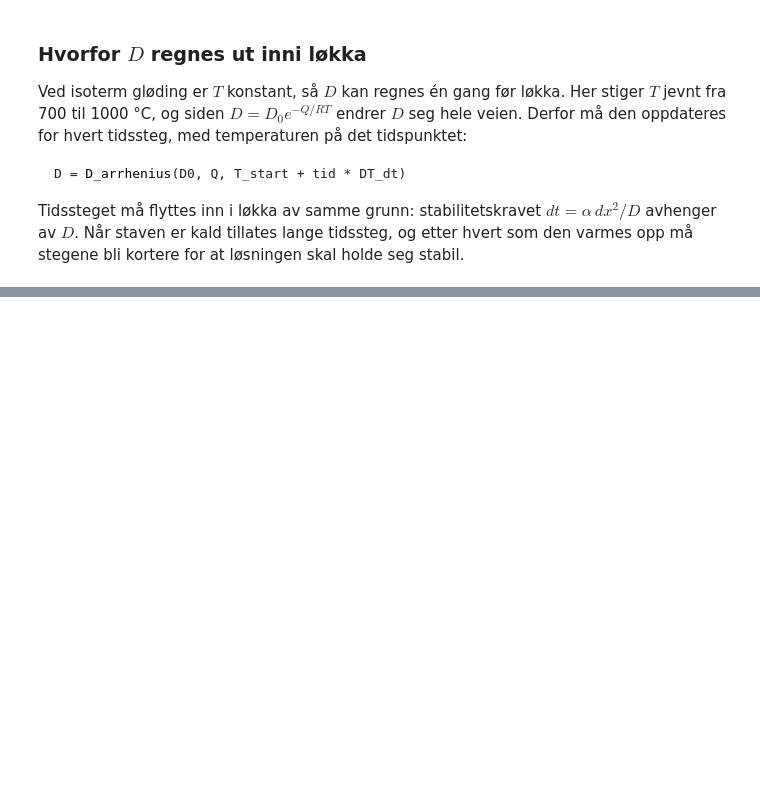
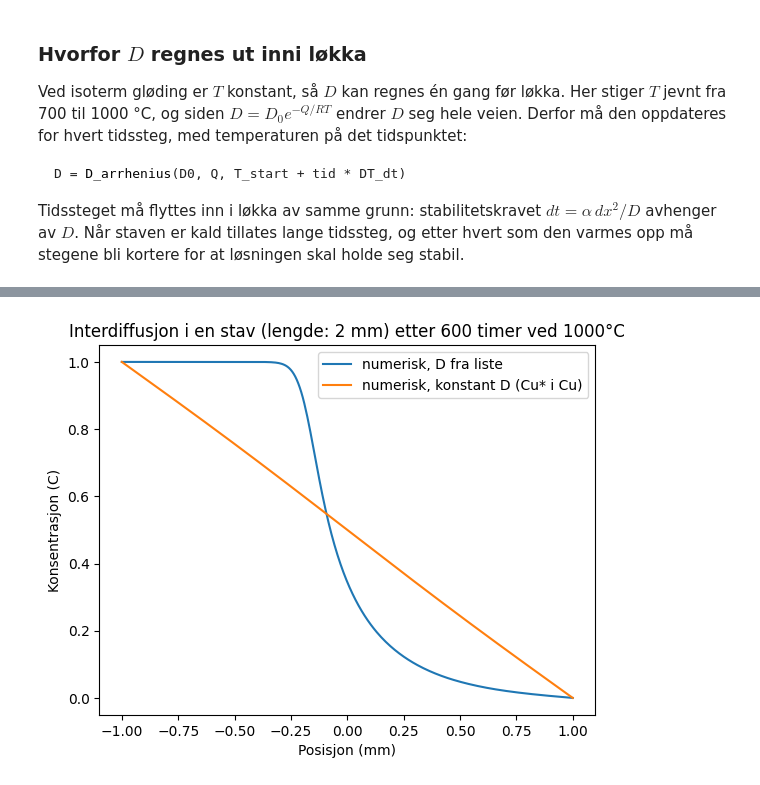
Before and after one commit to hedkjel/TMA4260-Project1, a Jupyter notebook: Isak Work/Isak prosjekt 1.ipynb, the cells around one changed output, grey strips where cells are left out. Saved outputs shown, nothing was run; the diff lists cells and outputs as text; code cells hidden in the pictures; blank space fills up the shorter version.

Commit message:
Husker ikke hva jeg endret

```diff
--- a/Isak Work/Isak prosjekt 1.ipynb
+++ b/Isak Work/Isak prosjekt 1.ipynb
@@ -285,7 +288,7 @@ def analytisk_Anealing(x, Dt, M=500):
 
 #------------ Parametere -----------------
 Gridpunkter = 500 #antall punkter
-t_slutt = 3600 * 30 # timer
+t_slutt = 3600 * 300 # timer
 T = 1000 + 273 # K
 L = 1e-3 # m, avstand fra sentrum til endene av staven
 T_start = 700 + 273 # K
@@ -433,33 +530,35 @@ def itterering_3(C, dx, t_slutt, alpha=0.4):
         dt = alpha * dx**2 / D_list.max()          # mest kritisk D setter steglengden
         dcdt, J = sentral_diff(C, None, dx, D_list)
         C = C + dt * dcdt
-        C[0]=C[1]; C[-1]=C[-2] #Neumann: nullfluks-ender, ikke fastholdte ender
+        #C[0]=C[1]; C[-1]=C[-2] #Neumann: nullfluks-ender, ikke fastholdte ender
         lagring.append(C.copy())
         tid += dt
     return lagring
 
 #----------- Parametere -----------------
 Gridpunkter = 300 #antall punkter
-t_slutt = 3600 * 30 # timer
+t_slutt = 3600 * 600  # timer
 T = 1000 + 273 # K
 L = 1e-3 # m, avstand fra sentrum til endene av staven
 
 # C_grid
 konsentrasjoner = np.zeros(Gridpunkter)
 konsentrasjoner[:Gridpunkter//2] = 1.0
 
 # posisjoner
 dx = 2*L / (Gridpunkter - 1)   # samme avstand som linspace gir
 posisjoner = np.linspace(-L,L,Gridpunkter)
 D = D_arrhenius(D0, Q, T)
 
 num_tilda = itterering_3(konsentrasjoner, dx, t_slutt)
 num_konstant = itterering_1(konsentrasjoner, D, dx, t_slutt, alpha=0.4)
 
 plt.plot(posisjoner * 1e3, num_tilda[-1], label="numerisk, D fra liste")   # num_tilda[-1] = siste tidssteg
 plt.plot(posisjoner * 1e3, num_konstant[-1], label="numerisk, konstant D (Cu* i Cu)")
 plt.xlabel('Posisjon (mm)')
 plt.ylabel('Konsentrasjon (C)')
 plt.title(f'Interdiffusjon i en stav (lengde: {2*L*1e3:.0f} mm) etter {t_slutt/3600:.0f} timer ved {T-273}°C')
 plt.legend()
 plt.show()
+# %% [output]
+[figure, added]
```
Also changed, not shown: parts of 5 cells of this notebook.
